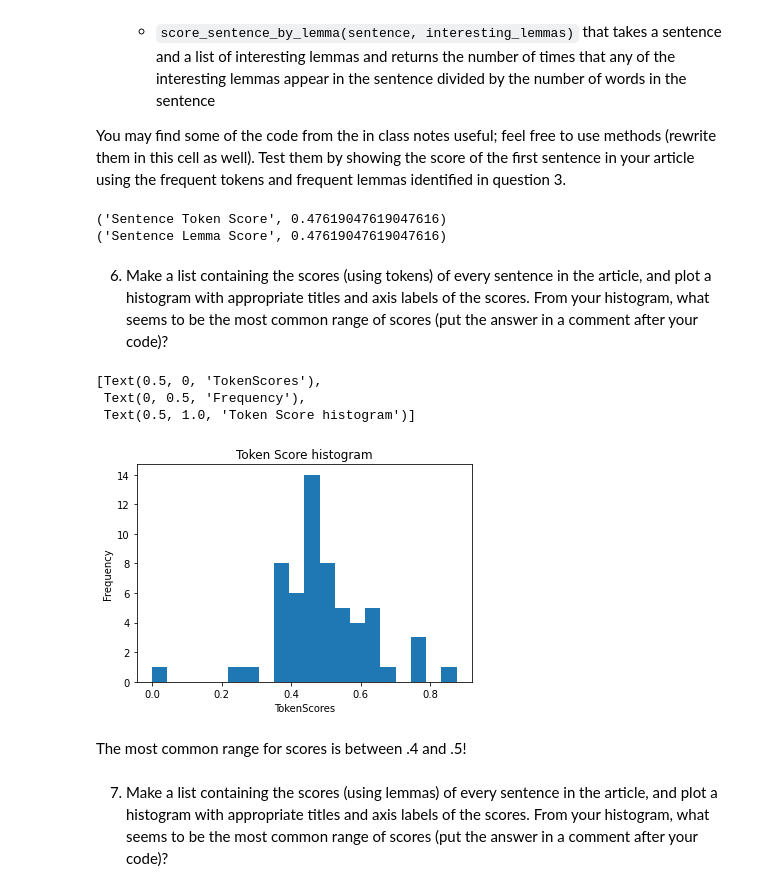
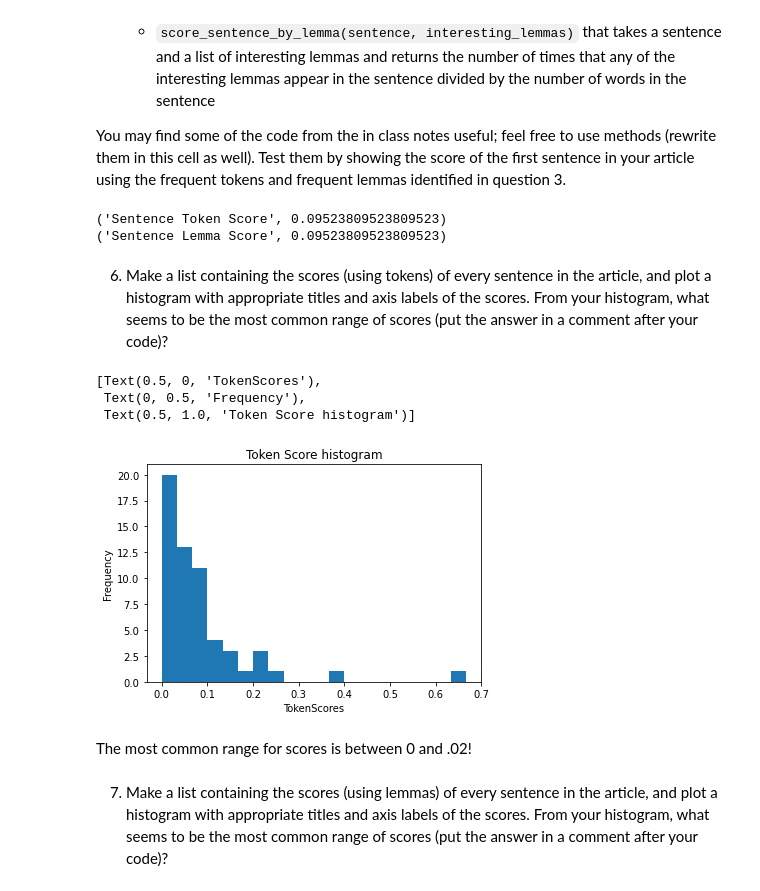
Before and after one commit to zakdavlin/Mod-6, a Jupyter notebook: web-scraping.ipynb, the cells around one changed output. Cells and saved outputs as stored; diff of their text form; code cells hidden in the pictures.

```diff
--- a/web-scraping.ipynb
+++ b/web-scraping.ipynb
@@ -121,12 +121,21 @@ doc=nlp(text.get_text())
 def important_words(token):
     return not (token.is_space or token.is_punct or token.is_stop)
 
-important_tokens = [token for token in doc if important_words(token)]
+token_freq=Counter(map(str,important_tokens))
+important_tokens = set()
+for token, freq in token_freq.most_common(5):
+    important_tokens.add(token)
+
 
 important_lemmas=[token.lemma_.lower() for token in doc if important_words(token)]
 
+lemma_freq=Counter(important_lemmas)
 
-lowercase_important_tokens=[token.text.lower() for token in important_tokens]
+important_lemmas = set()
+for lemma, freq in lemma_freq.most_common(5):
+    important_lemmas.add(lemma)
+
+
 
 
 def score_sentence_by_token(sentence, interesting_token):
@@ -154,11 +163,11 @@ def score_sentence_by_lemma(sentence, interesting_lemmas):
     return "Sentence Lemma Score", count/count2
 
 
-print(score_sentence_by_token("When we think about the onward march of automotive technology, headlights aren’t usually the first thing that come to mind.",lowercase_important_tokens))
+print(score_sentence_by_token("When we think about the onward march of automotive technology, headlights aren’t usually the first thing that come to mind.",important_tokens))
 print(score_sentence_by_lemma("When we think about the onward march of automotive technology, headlights aren’t usually the first thing that come to mind.",important_lemmas))
 # %% [output]
-('Sentence Token Score', 0.47619047619047616)
-('Sentence Lemma Score', 0.47619047619047616)
+('Sentence Token Score', 0.09523809523809523)
+('Sentence Lemma Score', 0.09523809523809523)
 # %% [markdown]
 6. Make a list containing the scores (using tokens) of every sentence in the article, and plot a histogram with appropriate titles and axis labels of the scores. From your histogram, what seems to be the most common range of scores (put the answer in a comment after your code)?
 # %%
@@ -178,13 +187,18 @@ doc=nlp(text.get_text())
 def important_words(token):
     return not (token.is_space or token.is_punct or token.is_stop)
 
-important_tokens = [token for token in doc if important_words(token)]
+token_freq=Counter(map(str,important_tokens))
+important_tokens = set()
+for token, freq in token_freq.most_common(5):
+    important_tokens.add(token)
 
 important_lemmas=[token.lemma_.lower() for token in doc if important_words(token)]
 
+lemma_freq=Counter(important_lemmas)
 
-lowercase_important_tokens=[token.text.lower() for token in important_tokens]
-
+important_lemmas = set()
+for lemma, freq in lemma_freq.most_common(5):
+    important_lemmas.add(lemma)
 
 def score_sentence_by_token(sentence1, interesting_token):
     count = 0
@@ -196,37 +210,37 @@ def score_sentence_by_token(sentence1, interesting_token):
         if not(token.is_space or token.is_punct):
             count2 += 1
     return count/count2
 
 
 def score_sentence_by_lemma(sentence1, interesting_lemmas):
     count=0
     count2=1
     for token in sentence1:
         if token.lemma_.lower()in interesting_lemmas:
             count+=1
         if not(token.is_space or token.is_punct):
             count2 += 1
     return count/count2
 
 List_of_token_scores=[]
 sentence_numbers=[]
 for i in doc.sents:
-    List_of_token_scores.append(score_sentence_by_token(i,lowercase_important_tokens))
+    List_of_token_scores.append(score_sentence_by_token(i,important_tokens))
 
 import matplotlib as mpl
 import matplotlib.pyplot as plt
 import numpy as np
 fig, ax=plt.subplots()
 ax.hist(List_of_token_scores,bins=20)
 labels=ax.get_xticklabels()
 ax.set(xlabel='TokenScores',ylabel='Frequency',title='Token Score histogram')
 # %% [output]
 [Text(0.5, 0, 'TokenScores'),
  Text(0, 0.5, 'Frequency'),
  Text(0.5, 1.0, 'Token Score histogram')]
-[figure, old version]
+[figure, new version]
 # %% [markdown]
-The most common range for scores is between .4 and .5!
+The most common range for scores is between 0 and .02!
 # %% [markdown]
 7. Make a list containing the scores (using lemmas) of every sentence in the article, and plot a histogram with appropriate titles and axis labels of the scores.  From your histogram, what seems to be the most common range of scores (put the answer in a comment after your code)?
 # %%
```
Also changed, not shown: parts of 3 cells of this notebook.
